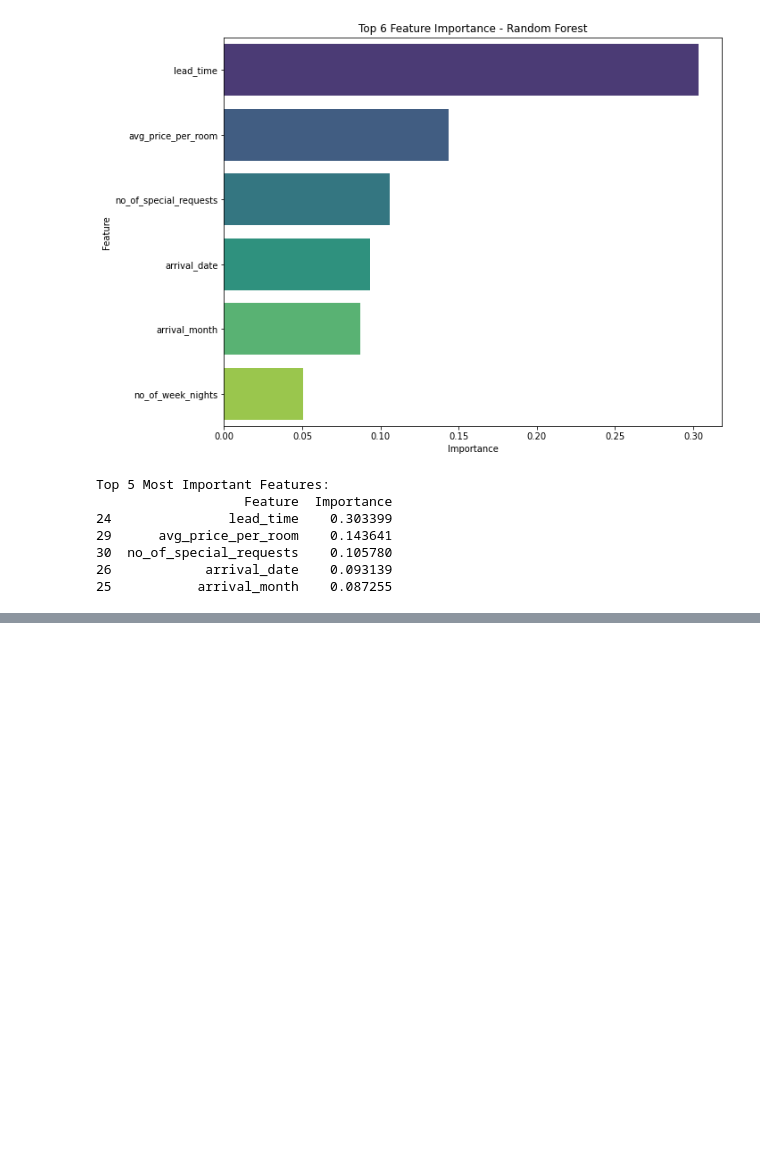
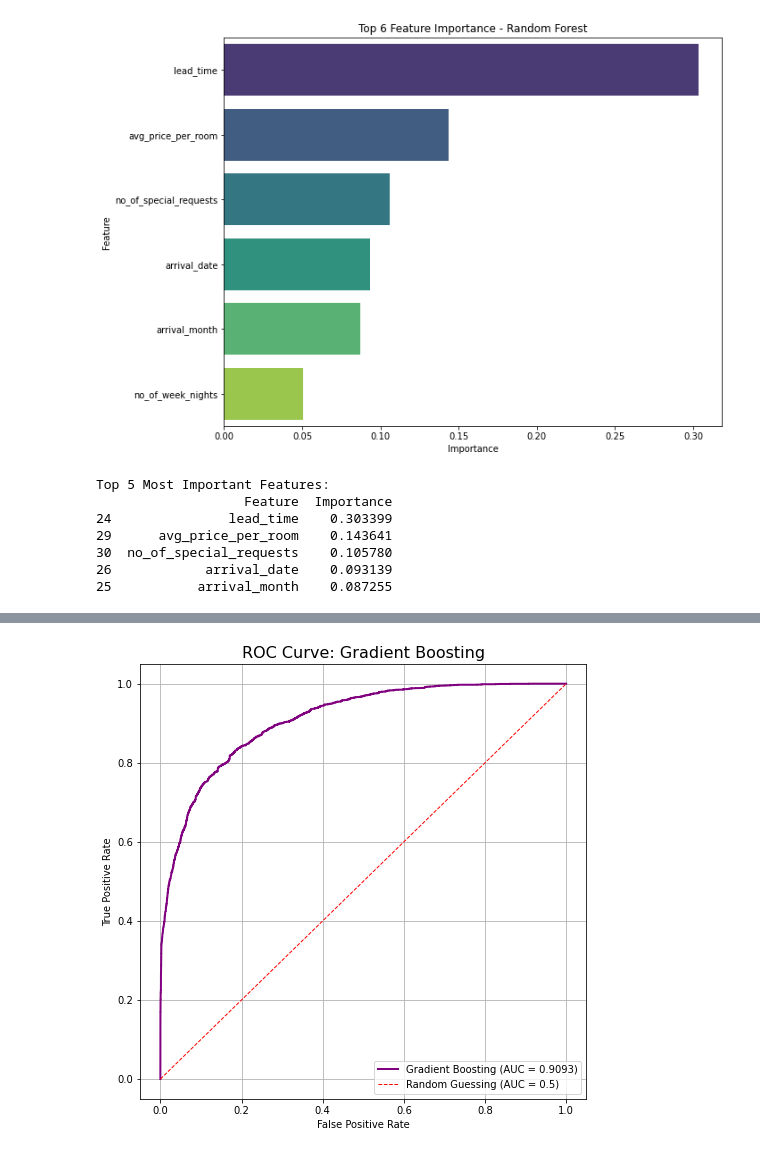
Before and after one commit to morgannash1/hotel_reservations, a Jupyter notebook: notebook.ipynb, the cells around one changed output, grey strips where cells are left out. Saved outputs shown, nothing was run; the diff lists cells and outputs as text; code cells hidden in the pictures; blank space fills up the shorter version.

```diff
--- a/notebook.ipynb
+++ b/notebook.ipynb
@@ -756,0 +835,18 @@ Top 5 Most Important Features:
+# %%
+#Plot ROC Curve:
+#calculate the ROC metrics (FalsePositiveRate and TruePositiveRate)
+fpr_gb, tpr_gb, thresholds_rf = roc_curve(y_test, y_proba_gb)
+
+#create plot:
+plt.figure(figsize=(8, 8))
+plt.plot(fpr_gb, tpr_gb, label=f"Gradient Boosting (AUC = {auc_score_gb:.4f})", color='purple', linewidth=2)
+#add line for baseline- random guessing
+plt.plot([0, 1], [0, 1], linestyle='--', color='red', label='Random Guessing (AUC = 0.5)', linewidth=1)
+plt.xlabel('False Positive Rate')
+plt.ylabel('True Positive Rate')
+plt.title('ROC Curve: Gradient Boosting', fontsize=16)
+plt.legend(loc="lower right")
+plt.grid(True)
+plt.show();
+# %% [output]
+[figure, added]
```
Also changed, not shown: parts of 16 cells of this notebook.
